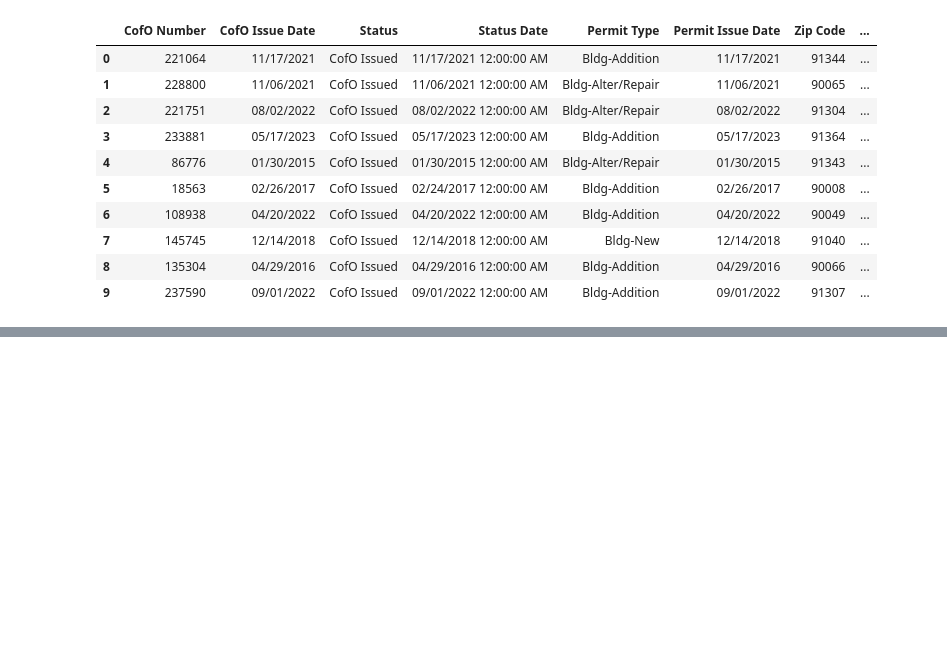
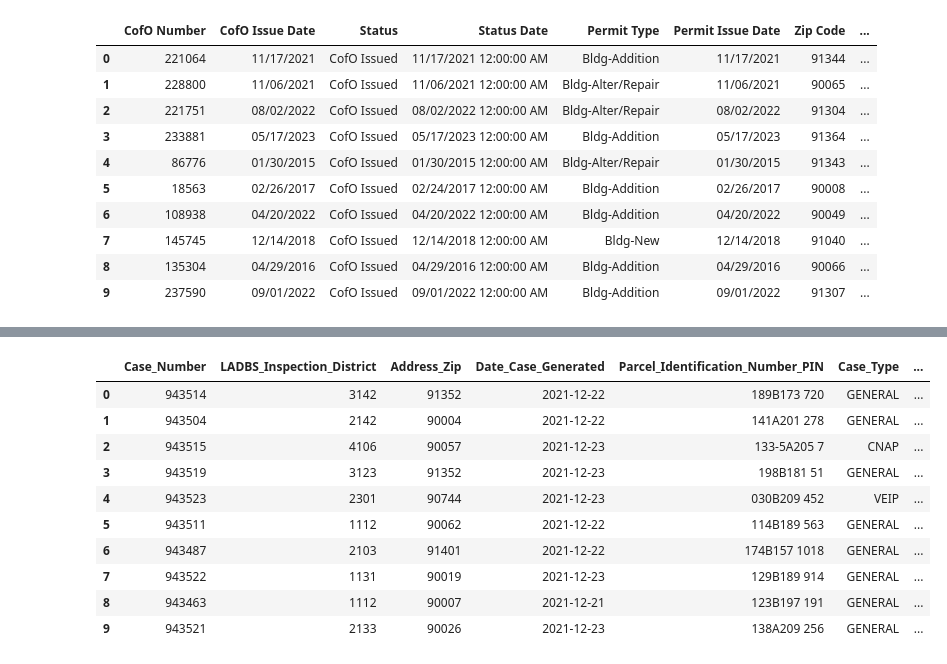
Before and after one commit to VennapuJayaram/Dap_sem1, a Jupyter notebook: connecting_to_mongodb.ipynb, the cells around one changed output, grey strips where cells are left out. Saved outputs shown, nothing was run; the diff lists cells and outputs as text; code cells hidden in the pictures; blank space fills up the shorter version.

Commit message:
connecting to mongodb

```diff
--- a/connecting_to_mongodb.ipynb
+++ b/connecting_to_mongodb.ipynb
@@ -6,7 +6,7 @@ import pandas as pd
 from sqlalchemy import create_engine , text
 
 # Connecting to MongoDB
-client = pymongo.MongoClient("mongodb://Dap_project_mongo:Dap_mongo@localhost:27017/admin")
+client = pymongo.MongoClient("mongodb://sahithi:sahithimongo@localhost:27017/admin")
 
 # Accessing the "Dapmongo" database
 db = client["Dapmongo"]
@@ -144,0 +175,19 @@ occupancy_df.head(10)
+# %%
+#Converting two digit date format to four digit date formate and convert to datetime objects
+enforcement_df["Date_Case_Generated"] = enforcement_df["Date_Case_Generated"].apply(lambda x: "20" + x[2:] if x.startswith("00") else x)
+enforcement_df["Date_Case_Generated"] = pd.to_datetime(enforcement_df["Date_Case_Generated"], format="%Y-%m-%dT%H:%M:%S")
+# %%
+#Displaying the first 10 rows from the occupancy dataframe
+enforcement_df.head(10)
+# %% [output]
+|  | Case_Number | LADBS_Inspection_District | Address_Zip | Date_Case_Generated | Parcel_Identification_Number_PIN | Case_Type | ... |
+| 0 | 943514 | 3142 | 91352 | 2021-12-22 | 189B173 720 | GENERAL | ... |
+| 1 | 943504 | 2142 | 90004 | 2021-12-22 | 141A201 278 | GENERAL | ... |
+| 2 | 943515 | 4106 | 90057 | 2021-12-23 | 133-5A205 7 | CNAP | ... |
+| 3 | 943519 | 3123 | 91352 | 2021-12-23 | 198B181 51 | GENERAL | ... |
+| 4 | 943523 | 2301 | 90744 | 2021-12-23 | 030B209 452 | VEIP | ... |
+| 5 | 943511 | 1112 | 90062 | 2021-12-22 | 114B189 563 | GENERAL | ... |
+| 6 | 943487 | 2103 | 91401 | 2021-12-22 | 174B157 1018 | GENERAL | ... |
+| 7 | 943522 | 1131 | 90019 | 2021-12-23 | 129B189 914 | GENERAL | ... |
+| 8 | 943463 | 1112 | 90007 | 2021-12-21 | 123B197 191 | GENERAL | ... |
+| 9 | 943521 | 2133 | 90026 | 2021-12-23 | 138A209 256 | GENERAL | ... |
```
Also changed, not shown: parts of 13 cells of this notebook.
